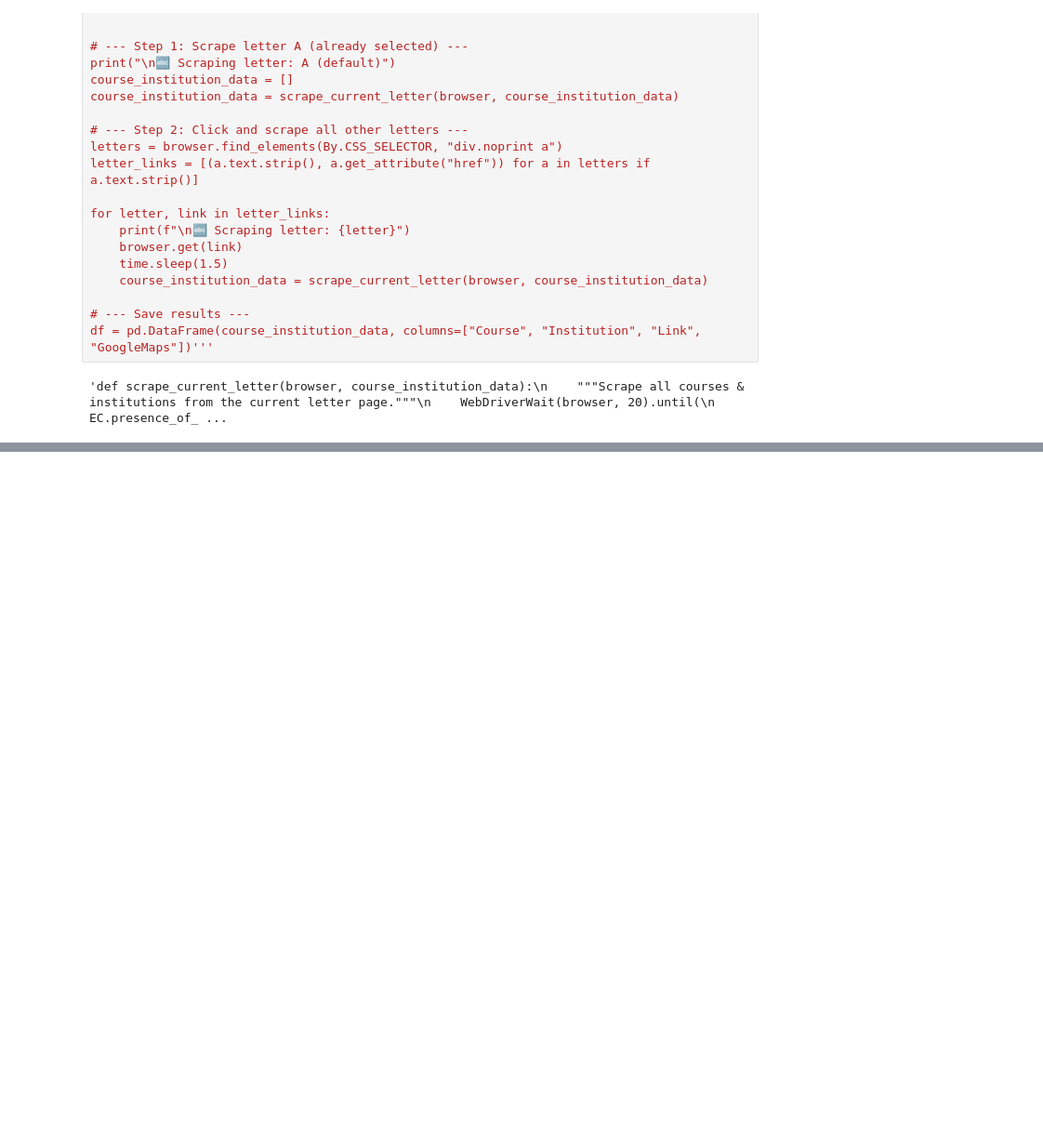
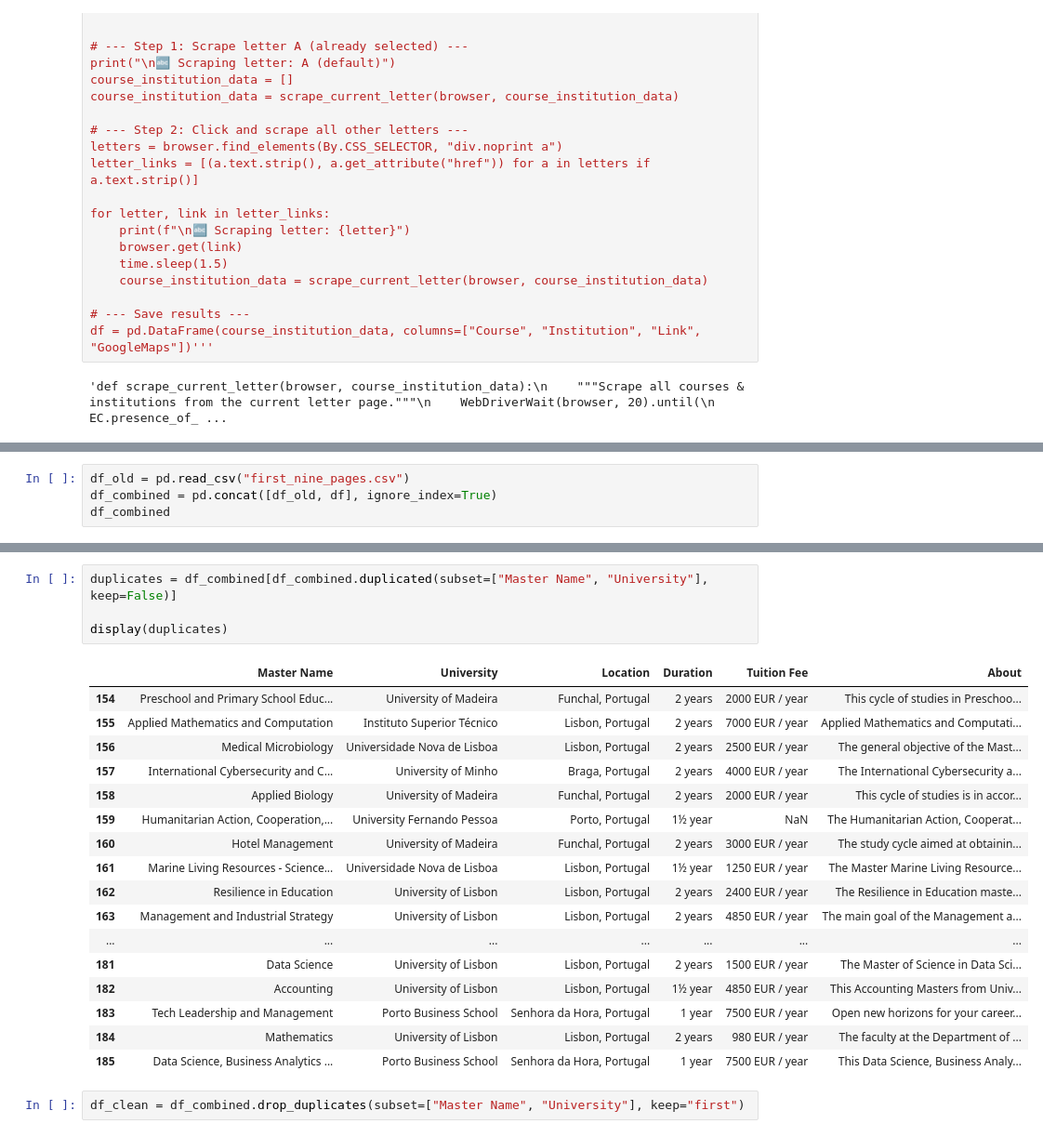
Before and after one commit to FHunter2005/Capstone_Project, a Jupyter notebook: notebooks/web_scrapping.ipynb, the cells around one changed output, grey strips where cells are left out. Shown at 93% size. Saved outputs shown, nothing was run; the diff lists cells and outputs as text; blank space fills up the shorter version.

```diff
--- a/notebooks/web_scrapping.ipynb
+++ b/notebooks/web_scrapping.ipynb
@@ -448,0 +294,4 @@ df
+# %%
+df_old = pd.read_csv("first_nine_pages.csv")
+df_combined = pd.concat([df_old, df], ignore_index=True)
+df_combined
@@ -448,0 +312,24 @@ df
+# %%
+duplicates = df_combined[df_combined.duplicated(subset=["Master Name", "University"], keep=False)]
+
+display(duplicates)
+# %% [output]
+|  | Master Name | University | Location | Duration | Tuition Fee | About |
+| 154 | Preschool and Primary School Educ... | University of Madeira | Funchal, Portugal | 2 years | 2000 EUR / year | This cycle of studies in Preschoo... |
+| 155 | Applied Mathematics and Computation | Instituto Superior Técnico | Lisbon, Portugal | 2 years | 7000 EUR / year | Applied Mathematics and Computati... |
+| 156 | Medical Microbiology | Universidade Nova de Lisboa | Lisbon, Portugal | 2 years | 2500 EUR / year | The general objective of the Mast... |
+| 157 | International Cybersecurity and C... | University of Minho | Braga, Portugal | 2 years | 4000 EUR / year | The International Cybersecurity a... |
+| 158 | Applied Biology | University of Madeira | Funchal, Portugal | 2 years | 2000 EUR / year | This cycle of studies is in accor... |
+| 159 | Humanitarian Action, Cooperation,... | University Fernando Pessoa | Porto, Portugal | 1½ year | NaN | The Humanitarian Action, Cooperat... |
+| 160 | Hotel Management | University of Madeira | Funchal, Portugal | 2 years | 3000 EUR / year | The study cycle aimed at obtainin... |
+| 161 | Marine Living Resources - Science... | Universidade Nova de Lisboa | Lisbon, Portugal | 1½ year | 1250 EUR / year | The Master Marine Living Resource... |
+| 162 | Resilience in Education | University of Lisbon | Lisbon, Portugal | 2 years | 2400 EUR / year | The Resilience in Education maste... |
+| 163 | Management and Industrial Strategy | University of Lisbon | Lisbon, Portugal | 2 years | 4850 EUR / year | The main goal of the Management a... |
+| ... | ... | ... | ... | ... | ... | ... |
+| 181 | Data Science | University of Lisbon | Lisbon, Portugal | 2 years | 1500 EUR / year | The Master of Science in Data Sci... |
+| 182 | Accounting | University of Lisbon | Lisbon, Portugal | 1½ year | 4850 EUR / year | This Accounting Masters from Univ... |
+| 183 | Tech Leadership and Management | Porto Business School | Senhora da Hora, Portugal | 1 year | 7500 EUR / year | Open new horizons for your career... |
+| 184 | Mathematics | University of Lisbon | Lisbon, Portugal | 2 years | 980 EUR / year | The faculty at the Department of ... |
+| 185 | Data Science, Business Analytics ... | Porto Business School | Senhora da Hora, Portugal | 1 year | 7500 EUR / year | This Data Science, Business Analy... |
+# %%
+df_clean = df_combined.drop_duplicates(subset=["Master Name", "University"], keep="first")
```
Also changed, not shown: parts of 9 cells of this notebook, 2 other files.
